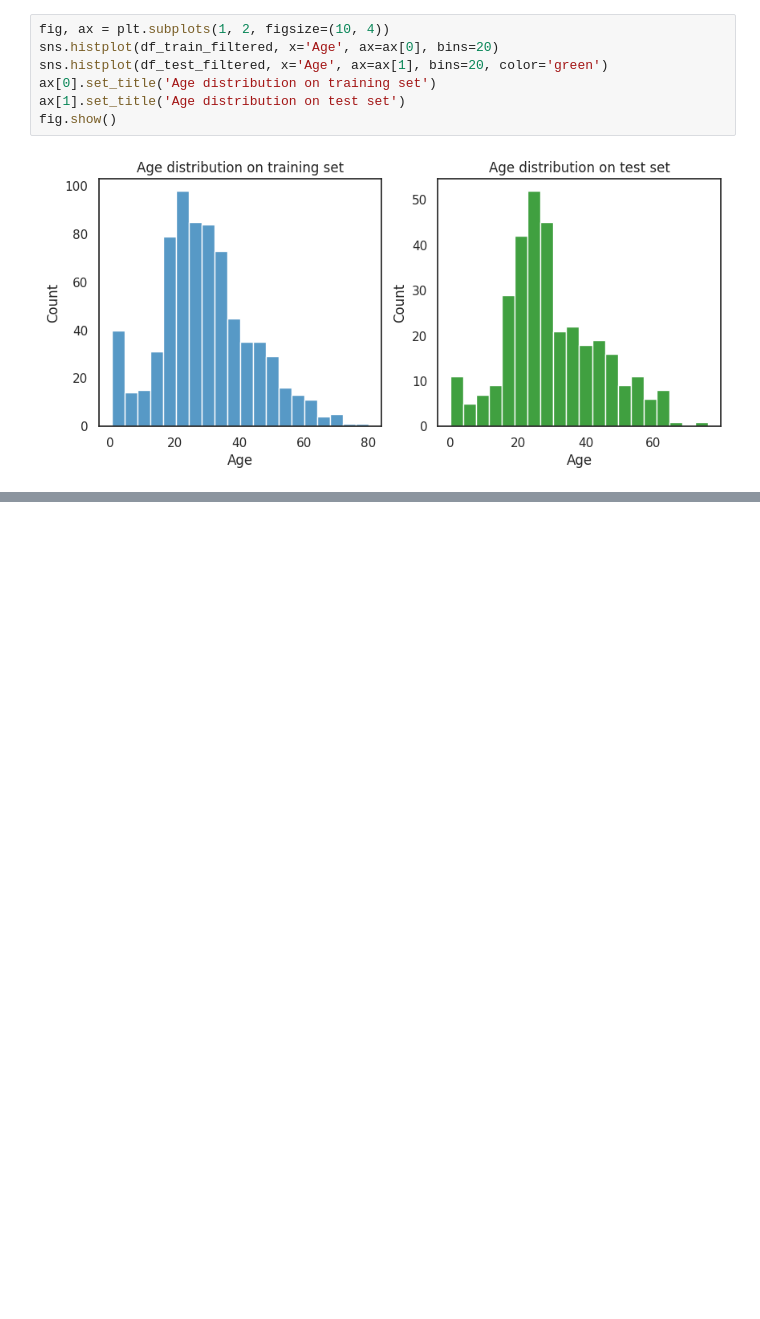
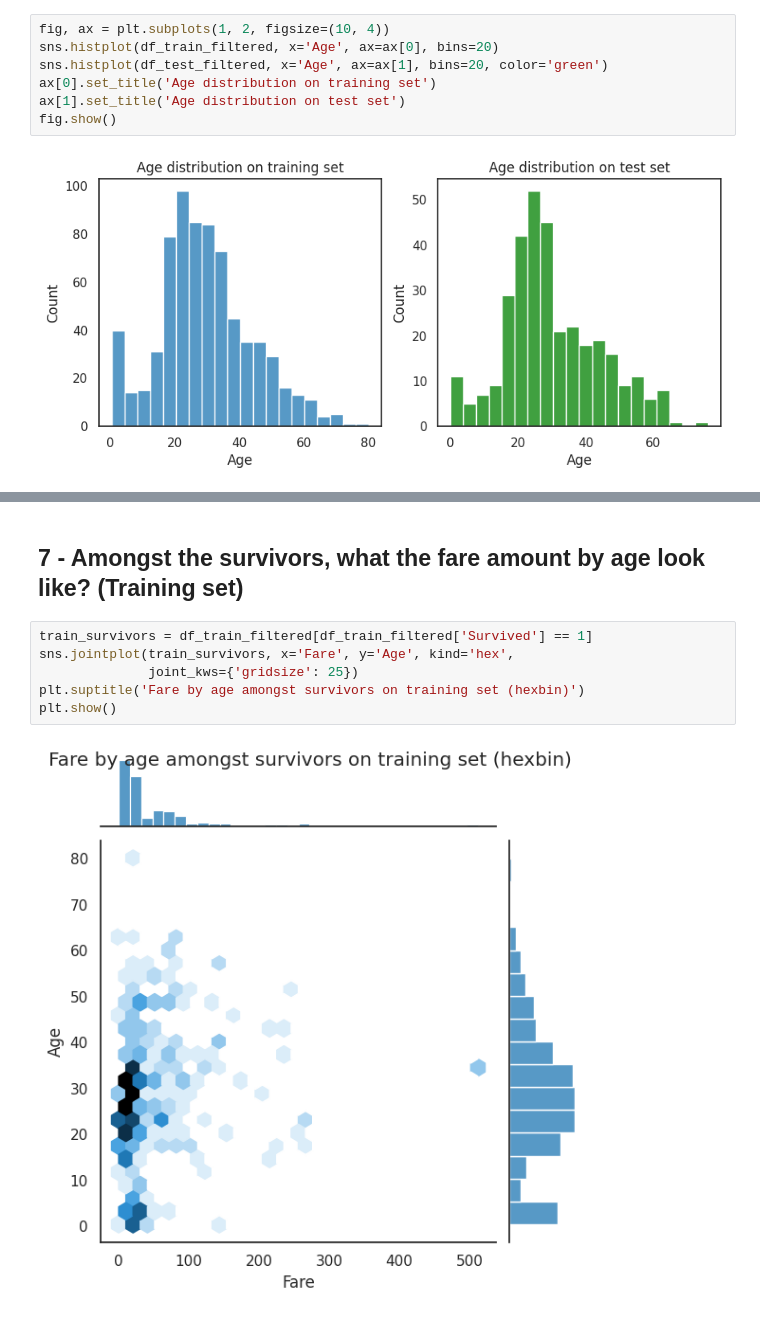
Before and after one commit to Xornotor/Titanic-Kaggle, a Jupyter notebook: TitanicEDA.ipynb, the cells around one changed output, grey strips where cells are left out. Drawn from its saved outputs; the diff is of its cells as text; blank space fills up the shorter version.

```diff
--- a/TitanicEDA.ipynb
+++ b/TitanicEDA.ipynb
@@ -136,0 +148,10 @@ plt.show()
+# %% [markdown]
+## 7 - Amongst the survivors, what the fare amount by age look like? (Training set)
+# %%
+train_survivors = df_train_filtered[df_train_filtered['Survived'] == 1]
+sns.jointplot(train_survivors, x='Fare', y='Age', kind='hex',
+              joint_kws={'gridsize': 25})
+plt.suptitle('Fare by age amongst survivors on training set (hexbin)')
+plt.show()
+# %% [output]
+[figure, added]
```
Also changed, not shown: parts of 10 cells of this notebook.
